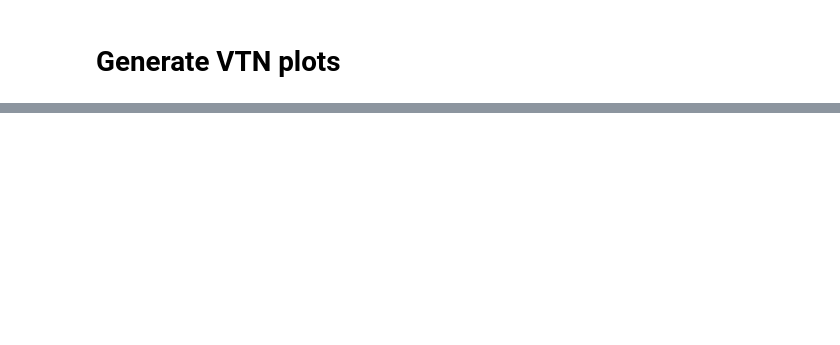
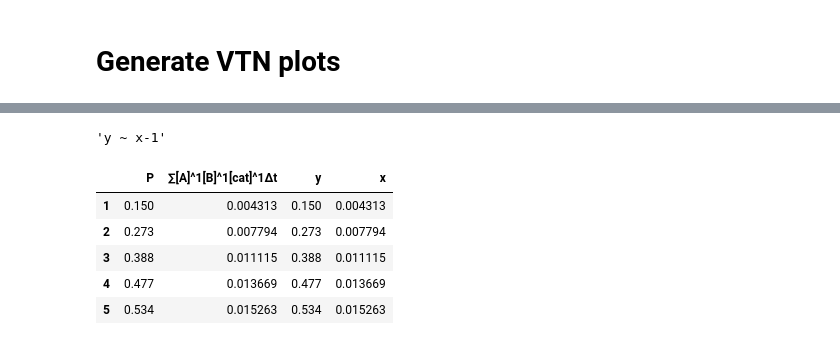
Before and after one commit to hnagib/Variable-Time-Normalization, a Jupyter notebook: notebooks/01-hnagib-oop.ipynb, the cells around one changed output, grey strips where cells are left out. Cells and saved outputs as stored; diff of their text form; code cells hidden in the pictures; blank space fills up the shorter version.

```diff
--- a/notebooks/01-hnagib-oop.ipynb
+++ b/notebooks/01-hnagib-oop.ipynb
@@ -80,0 +112,13 @@ vtn.plot_order_smoothness(
+# %%
+exp.kobs_line_format
+# %% [output]
+'y ~ x-1'
+# %%
+exp.df_kobs_reg.head()
+# %% [output]
+|  | P | ∑[A]^1[B]^1[cat]^1∆t | y | x |
+| 1 | 0.150 | 0.004313 | 0.150 | 0.004313 |
+| 2 | 0.273 | 0.007794 | 0.273 | 0.007794 |
+| 3 | 0.388 | 0.011115 | 0.388 | 0.011115 |
+| 4 | 0.477 | 0.013669 | 0.477 | 0.013669 |
+| 5 | 0.534 | 0.015263 | 0.534 | 0.015263 |
```
Also changed, not shown: parts of 11 cells of this notebook, 2 other files.
